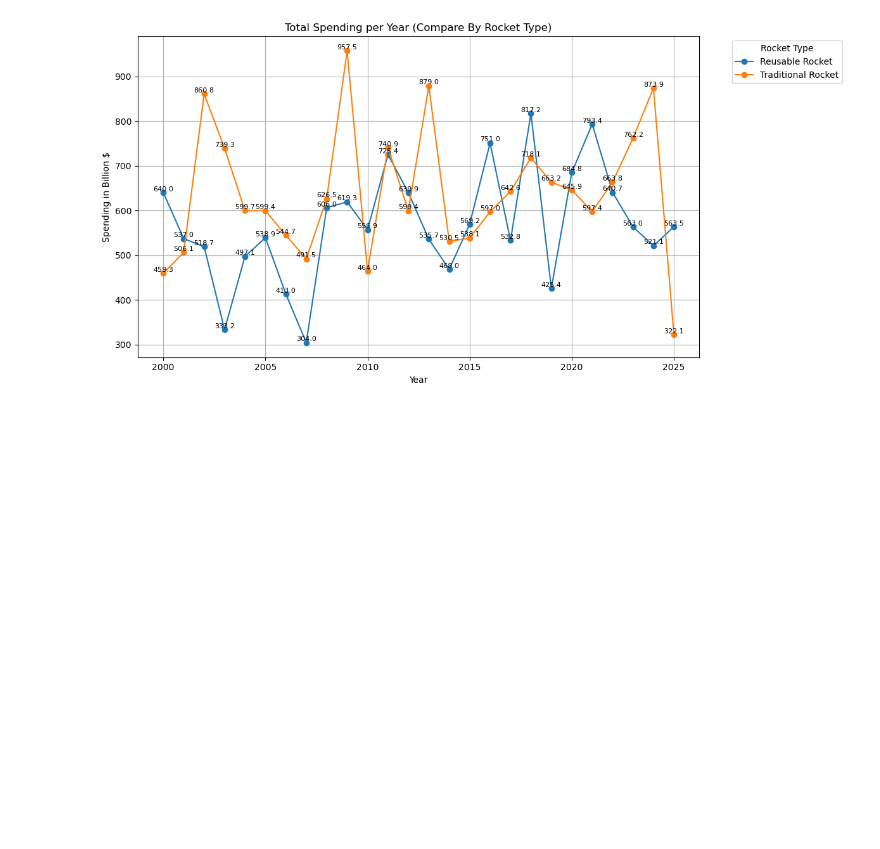
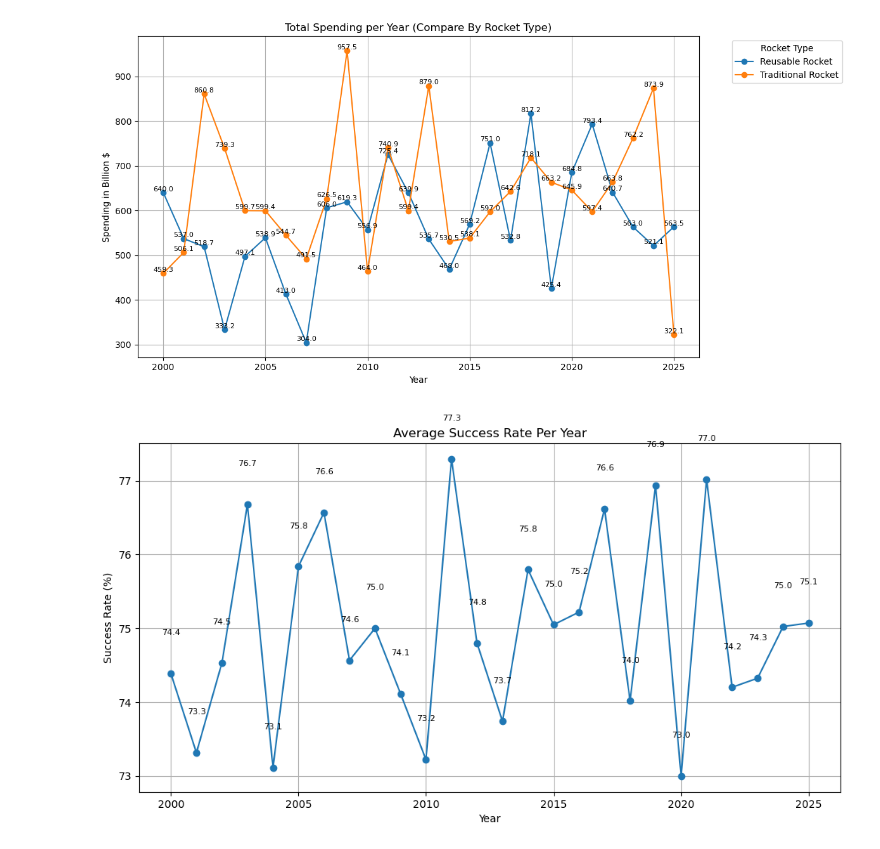
Before and after one commit to FlazeFy2/DS-Global-Space-Exploration, a Jupyter notebook: exploratory data analysis-line.ipynb, the cells around one changed output. Saved outputs shown, nothing was run; the diff lists cells and outputs as text; code cells hidden in the pictures; blank space fills up the shorter version.

Commit message:
[DS] Exploratory Data Analysis (EDA) - Line Chart Average Success Rate per Year

```diff
--- a/exploratory data analysis-line.ipynb
+++ b/exploratory data analysis-line.ipynb
@@ -156,3 +156,37 @@ plt.tight_layout()
 plt.show()
 # %% [output]
 [figure]
+# %%
+import pandas as pd
+import statistics
+import numpy as np
+import matplotlib.pyplot as plt
+import squarify
+
+# Declaration
+# Exploratory Data Analysis (EDA) - Line Chart Average Success Rate per Year
+data = pd.read_csv("Global_Space_Exploration_Dataset.csv", encoding="ISO-8859-1")
+
+# Check & Create Year Column
+if 'Year' not in data.columns:
+    if 'Date' in data.columns:
+        data['Year'] = pd.to_datetime(data['Date'], errors='coerce').dt.year
+    else:
+        raise ValueError("No 'Year' or 'Date' column found in the dataset")
+
+# Group by year and compute the average success rate
+avg_success_per_year = data.groupby('Year')['Success Rate (%)'].mean().sort_index()
+
+# Plot Line Chart
+plt.figure(figsize=(12, 6))
+plt.plot(avg_success_per_year.index, avg_success_per_year.values, marker='o')
+plt.title('Average Success Rate Per Year')
+plt.xlabel('Year')
+plt.ylabel('Success Rate (%)')
+plt.grid(True)
+# Add Label
+for x, y in zip(avg_success_per_year.index, avg_success_per_year.values):
+    plt.text(x, y + 0.5, str(round(y, 1)), ha='center', va='bottom', fontsize=8)
+plt.show()
+# %% [output]
+[figure, added]
```
